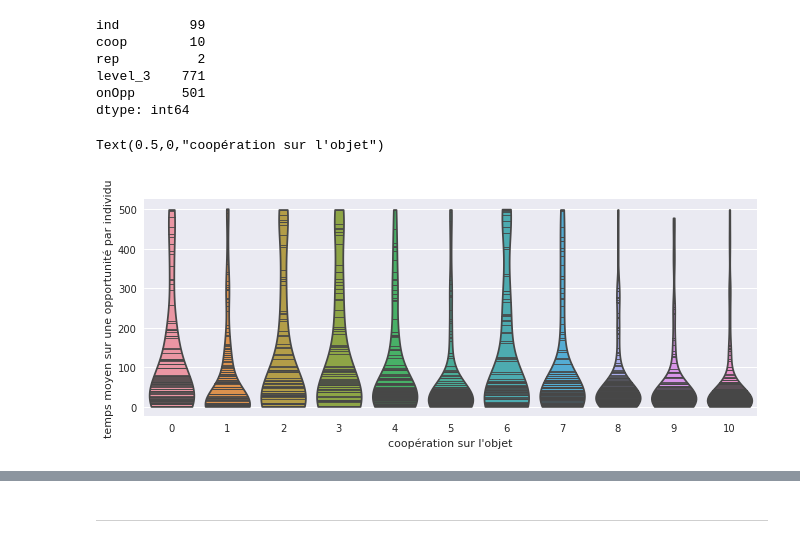
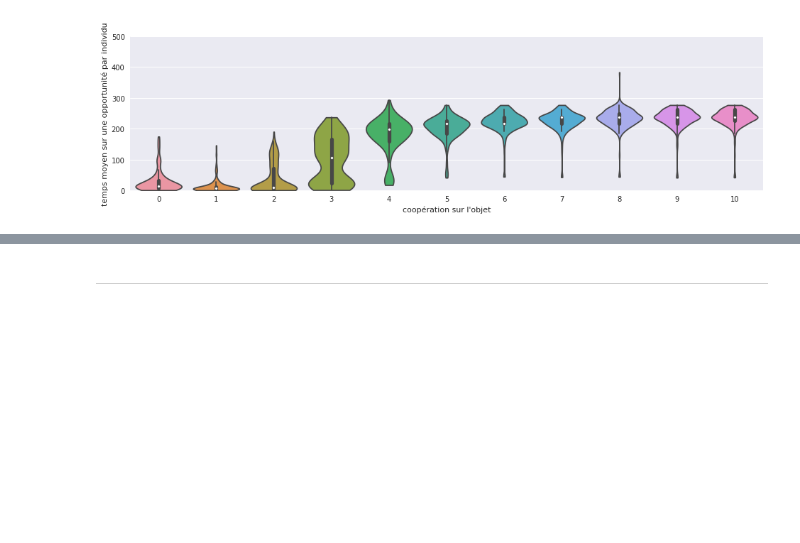
Before and after one commit to PaulEcoffet/roborobo3, a Jupyter notebook: roborobo3/notebooks/bigmodel_partnerchoice.ipynb, the cells around one changed output, grey strips where cells are left out. Cells and saved outputs as stored; diff of their text form; code cells hidden in the pictures; blank space fills up the shorter version.

```diff
--- a/roborobo3/notebooks/bigmodel_partnerchoice.ipynb
+++ b/roborobo3/notebooks/bigmodel_partnerchoice.ipynb
@@ -119,28 +120,17 @@ plt.show(fig)
 df = pd.read_csv(logpath, delimiter="\t")
 df['TrueOnOpp'] = np.where(df['onOpp'] > 0, 1, 0)
 # %%
-timespent = df.groupby(['ind', 'coop', 'rep'])['onOpp'].apply(lambda x : pd.Series(sequence_length_slippy(x))).reset_index()
-#timespent = df.groupby(['ind', 'coop', 'rep'])['onOpp'].apply(sequence_length_slippy_mean).reset_index()
+#timespent = df.groupby(['ind', 'coop', 'rep'])['onOpp'].apply(lambda x : pd.Series(sequence_length_slippy(x))).reset_index()
+timespent = df.groupby(['ind', 'coop', 'rep'])['onOpp'].apply(sequence_length_slippy_mean).reset_index()
-# %%
-timespent.max()
-# %% [output]
-ind         99
-coop        10
-rep          2
-level_3    771
-onOpp      501
-dtype: int64
 # %%
-fig, ax = plt.subplots(figsize=(11, 4))
-#sns.violinplot(data=timespent.groupby(['coop', 'ind'], as_index=False).mean(), x='coop', y='onOpp', cut=0, scale='count', inner='points')
-sns.violinplot(data=timespent.query('ind == 24'), x='coop', y='onOpp', cut=0, inner='sticks', scale="width", ax=ax)
-#ax = sns.stripplot(data=timespent.query('3.5 < coop < 6.5'), x='coop', y='onOpp', jitter=0.3, ax=ax)
+fig, ax = plt.subplots(figsize=(16, 4))
+sns.violinplot(data=timespent, x='coop', y='onOpp', cut=0, scale="width", ax=ax)
 
+plt.ylim(0,500)
 plt.ylabel('temps moyen sur une opportunité par individu')
-plt.xlabel('coopération sur l\'objet')
+plt.xlabel('coopération sur l\'objet');
 # %% [output]
-Text(0.5,0,"coopération sur l'objet")
-[figure, old version]
+[figure, new version]
 # %%
 m = df.groupby(['ind', 'coop', 'rep'], as_index=False).mean();
 # %%
```
Also changed, not shown: parts of 7 cells of this notebook, 1 other file.
